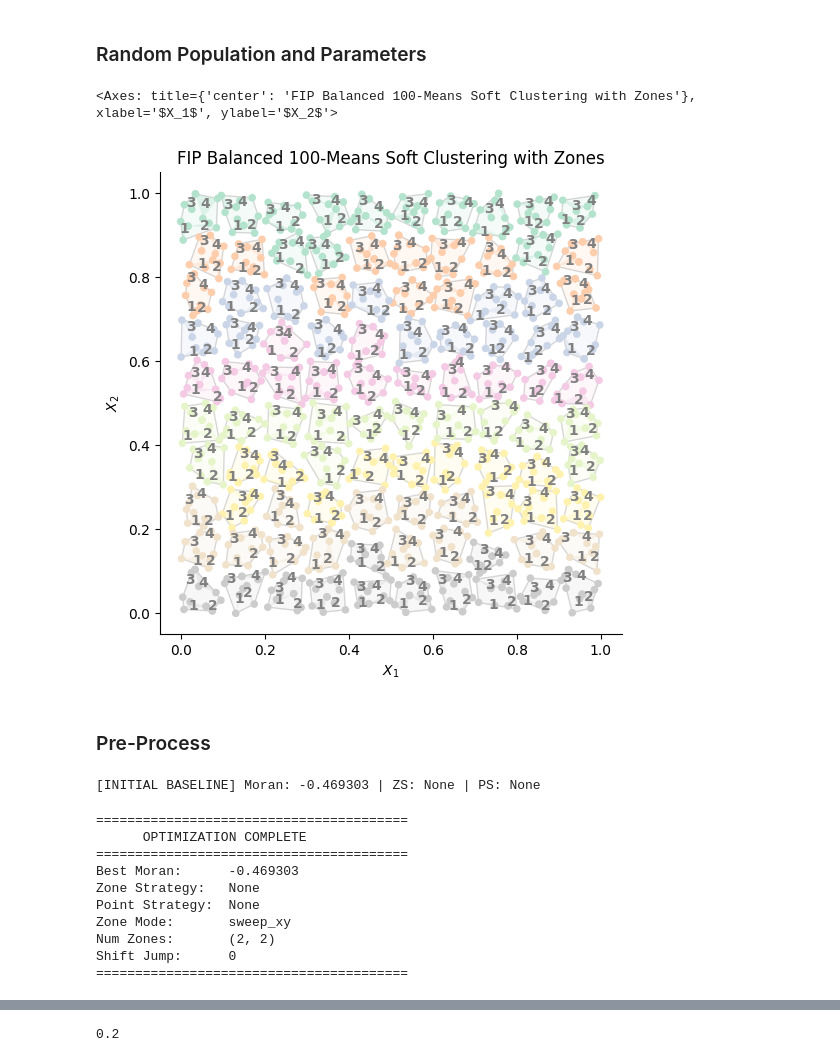
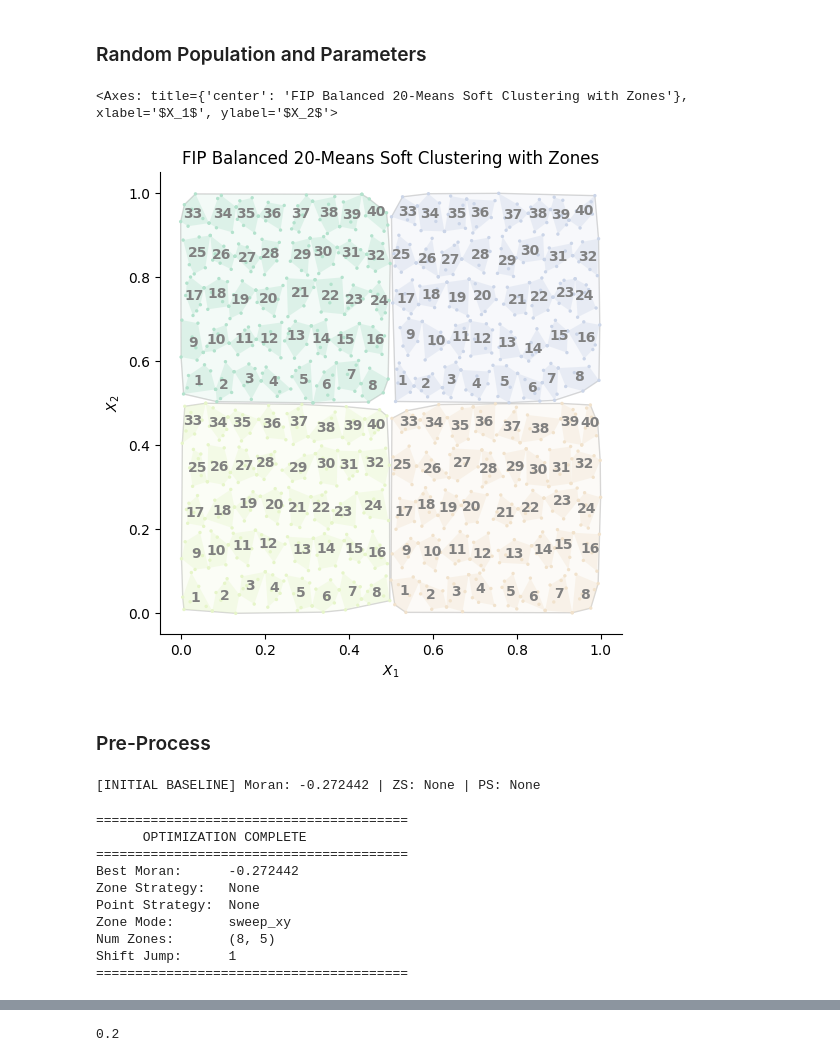
Before and after one commit to mehdimhb/graphical-sampling, a Jupyter notebook: simulations/jupyters/sampling.ipynb, the cells around one changed output, grey strips where cells are left out. Saved outputs shown, nothing was run; the diff lists cells and outputs as text; code cells hidden in the pictures.

Commit message:
it seems shifts are not working yet

```diff
--- a/simulations/jupyters/sampling.ipynb
+++ b/simulations/jupyters/sampling.ipynb
@@ -141,41 +141,41 @@ def popus(n, path="populations/real"):
 # --- Parameters ---
 popu = 'df_regular'
 ep_or_up = 'pik_ep'
-n = 100
-r_sample_per_cluster = 1
-centroid_grid_x = 10
+n = 20
+r_sample_per_cluster = 5
+centroid_grid_x = 2
 num_zones_cluster = [1]
-num_zones_sweep = [(2, 2)]
+num_zones_sweep = [(8, 5)]
 num_splits = [1]
-topological = False
-shift_jumps = [0,1,2]
+topological = True
+shift_jumps = [1,2]
 shuffle=False
 df = popus(n)[popu]
 # --- Data Preparation ---
 target_df = df
 coords_data = target_df[['coord_x', 'coord_y']].to_numpy()
 inclusions_data = target_df[ep_or_up].to_numpy()
 variable_data = target_df['z'].to_numpy() if 'z' in target_df.columns else inclusions_data
 
 # --- Population & Clustering ---
 pop = gs.Population(coords_data, inclusions_data, n=n, variable=variable_data)
 
 fbn = gs.clustering.FIPBalancedNMeans(
     n=n,
     centroid_grid_x=centroid_grid_x,
     r_sample_per_cluster=r_sample_per_cluster,
     init_clust_method='expanded',
     split_size=1
 )
 
 fbn.fit(pop)
 fbn.fit_zones(num_zones=num_zones_sweep[0], mode='sweep_yx')
 
 # --- Visualization ---
 fbn.plot(mode='soft')
 # %% [output]
-<Axes: title={'center': 'FIP Balanced 100-Means Soft Clustering with Zones'}, xlabel='$X_1$', ylabel='$X_2$'>
+<Axes: title={'center': 'FIP Balanced 20-Means Soft Clustering with Zones'}, xlabel='$X_1$', ylabel='$X_2$'>
-[figure, old version]
+[figure, new version]
 # %% [markdown]
 ### Pre-Process
 # %%
@@ -276,16 +276,16 @@ else:
     print(f"Shift Jump:      {best[6]}")
     print(f"{'='*40}")
 # %% [output]
-[INITIAL BASELINE] Moran: -0.469303 | ZS: None | PS: None
+[INITIAL BASELINE] Moran: -0.272442 | ZS: None | PS: None
 ========================================
       OPTIMIZATION COMPLETE
 ========================================
-Best Moran:      -0.469303
+Best Moran:      -0.272442
 Zone Strategy:   None
 Point Strategy:  None
 Zone Mode:       sweep_xy
-Num Zones:       (2, 2)
-Shift Jump:      0
+Num Zones:       (8, 5)
+Shift Jump:      1
 ========================================
 # %%
 z = sorted(track, key=lambda x: x[0], reverse=False)
```
Also changed, not shown: parts of 5 cells of this notebook, 1 other file.
